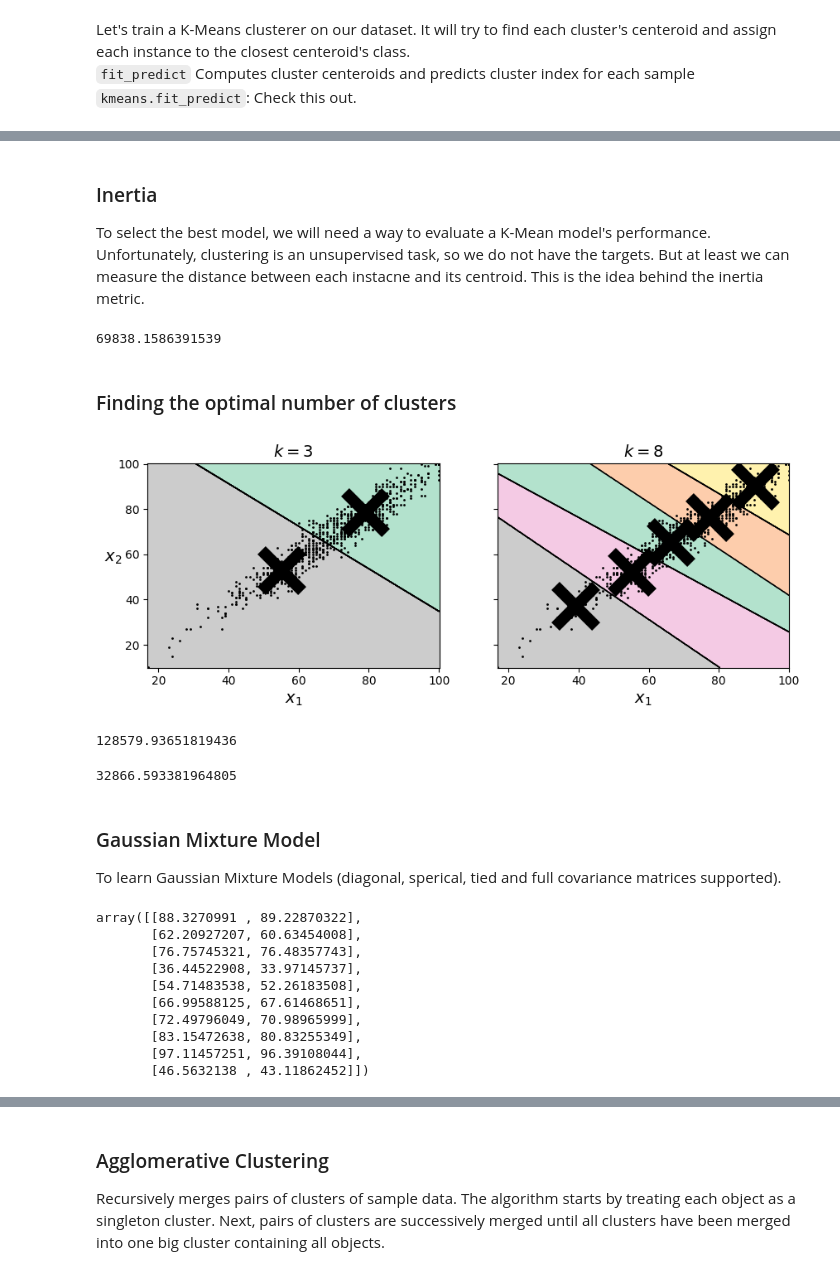
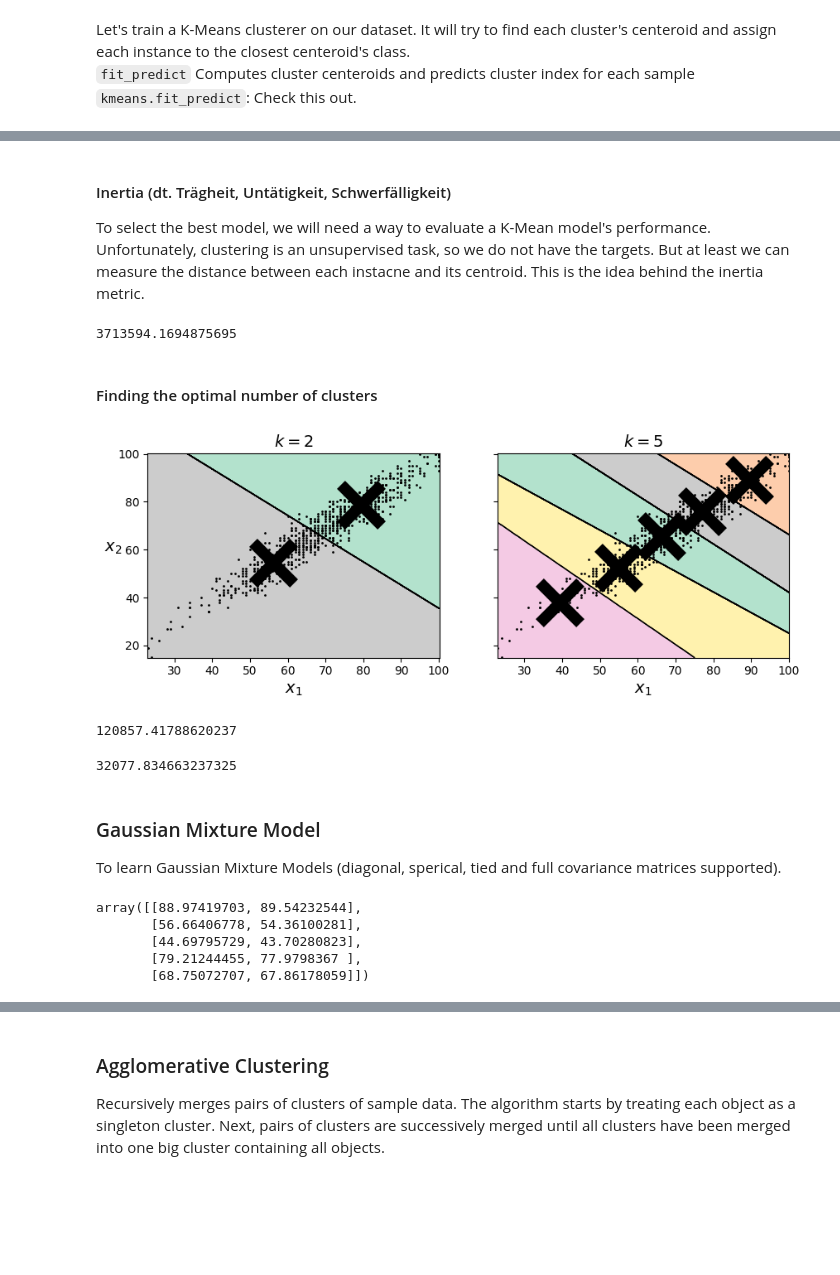
Before and after one commit to lascha212/F21DL, a Jupyter notebook: labs1-5.ipynb, the cells around one changed output, grey strips where cells are left out. Drawn from its saved outputs; the diff is of its cells as text; code cells hidden in the pictures; blank space fills up the shorter version.

```diff
--- a/labs1-5.ipynb
+++ b/labs1-5.ipynb
@@ -652,4 +652,4 @@ def plot_clusters(X, y=None):
 
 # Just keep the reading and writing score for the kmeans algorithm
 X_k_means = X[['reading score', 'writing score']].to_numpy()
-X_train_k_means, X_test_k_means = train_test_split(X_k_means)
+X_train_reading_writing, X_test_reading_writing = train_test_split(X_k_means)
@@ -660,9 +667,9 @@ Let's train a K-Means clusterer on our dataset. It will try to find each cluster
 # %%
 from sklearn.cluster import KMeans
 
-k = 3
+k = 5
 kmeans = KMeans(n_clusters=k, random_state=42)
-y_pred = kmeans.fit_predict(X_train_k_means)
+y_pred = kmeans.fit_predict(X_train_reading_writing)
 # %%
 kmeans.cluster_centers_[0]
 # %% [output]
@@ -719,7 +726,7 @@ kmeans_iter2 = KMeans(n_clusters=k, init="random", n_init=1,
                      algorithm="full", max_iter=2, random_state=1)
 kmeans_iter3 = KMeans(n_clusters=k, init="random", n_init=1,
                      algorithm="full", max_iter=3, random_state=1)
-kmeans_iter1.fit(X_train_k_means)
-kmeans_iter2.fit(X_train_k_means)
-kmeans_iter3.fit(X_train_k_means)
+kmeans_iter1.fit(X_train_reading_writing)
+kmeans_iter2.fit(X_train_reading_writing)
+kmeans_iter3.fit(X_train_reading_writing)
 # %% [output]
@@ -759,16 +776,16 @@ plt.show()
 # %% [markdown]
-### Inertia
+#### Inertia (dt. Trägheit, Untätigkeit, Schwerfälligkeit)
 To select the best model, we will need a way to evaluate a K-Mean model's performance. Unfortunately, clustering is an unsupervised task, so we do not have the targets. But at least we can measure the distance between each instacne and its centroid. This is the idea behind the inertia metric.
 # %%
 kmeans.inertia_
 
 # This is how you calculate inertia
-X_dist = kmeans.transform(X_train_k_means)
+X_dist = kmeans.transform(X_train_reading_writing)
 np.sum(X_dist[np.arange(len(X_dist)), kmeans.labels_]**2)
 # %% [output]
-69838.1586391539
+3713594.1694875695
 # %% [markdown]
-### Finding the optimal number of clusters
+#### Finding the optimal number of clusters
 # %%
 def plot_clusterer_comparison(clusterer1, clusterer2, X, title1=None, title2=None):
     clusterer1.fit(X)
@@ -786,39 +803,33 @@ def plot_clusterer_comparison(clusterer1, clusterer2, X, title1=None, title2=Non
     if title2:
         plt.title(title2, fontsize=14)
 # %%
-kmeans_k3 = KMeans(n_clusters=2, random_state=42)
-kmeans_k8 = KMeans(n_clusters=5, random_state=42)
+kmeans_k2 = KMeans(n_clusters=2, random_state=42)
+kmeans_k5 = KMeans(n_clusters=5, random_state=42)
 
-plot_clusterer_comparison(kmeans_k3, kmeans_k8, X_train_k_means, "$k=3$", "$k=8$")
+plot_clusterer_comparison(kmeans_k2, kmeans_k5, X_train_reading_writing, "$k=2$", "$k=5$")
 plt.show()
 # %% [output]
-[figure, old version]
+[figure, new version]
 # %%
-kmeans_k3.inertia_
+kmeans_k2.inertia_
 # %% [output]
-128579.93651819436
+120857.41788620237
 # %%
-kmeans_k8.inertia_
+kmeans_k5.inertia_
 # %% [output]
-32866.593381964805
+32077.834663237325
 # %% [markdown]
 ### Gaussian Mixture Model
 To learn Gaussian Mixture Models (diagonal, sperical, tied and full covariance matrices supported).
 # %%
 from sklearn.mixture import GaussianMixture
 
-gm = GaussianMixture(n_components=10, random_state=42)
-gm_y_pred = gm.fit(X_train_k_means)
-gm_y_pred.means_
+gm = GaussianMixture(n_components=k, random_state=random_state).fit(X_train_reading_writing)
+gm.means_
 # %% [output]
-array([[88.3270991 , 89.22870322],
-       [62.20927207, 60.63454008],
-       [76.75745321, 76.48357743],
-       [36.44522908, 33.97145737],
-       [54.71483538, 52.26183508],
-       [66.99588125, 67.61468651],
-       [72.49796049, 70.98965999],
-       [83.15472638, 80.83255349],
-       [97.11457251, 96.39108044],
-       [46.5632138 , 43.11862452]])
+array([[88.97419703, 89.54232544],
+       [56.66406778, 54.36100281],
+       [44.69795729, 43.70280823],
+       [79.21244455, 77.9798367 ],
+       [68.75072707, 67.86178059]])
 # %%
```
Also changed, not shown: parts of 30 cells of this notebook.
